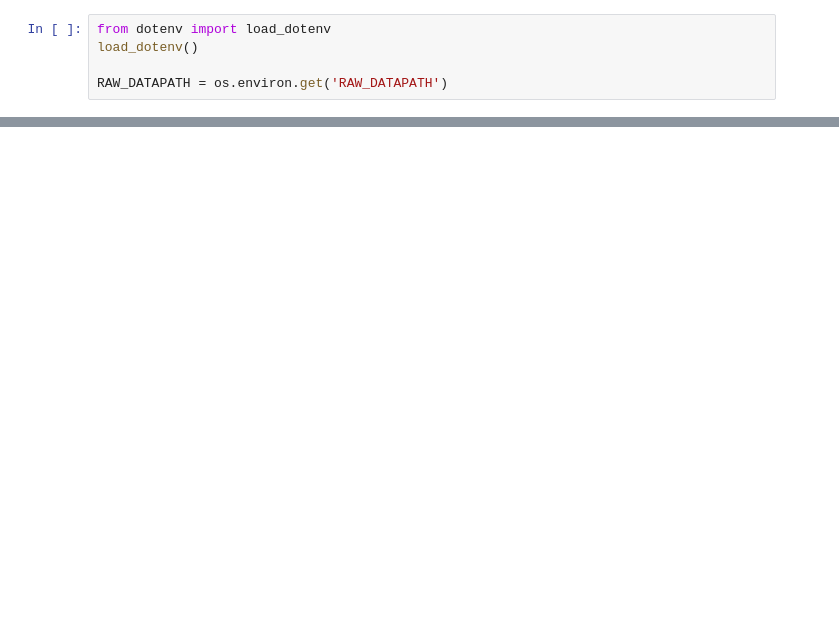
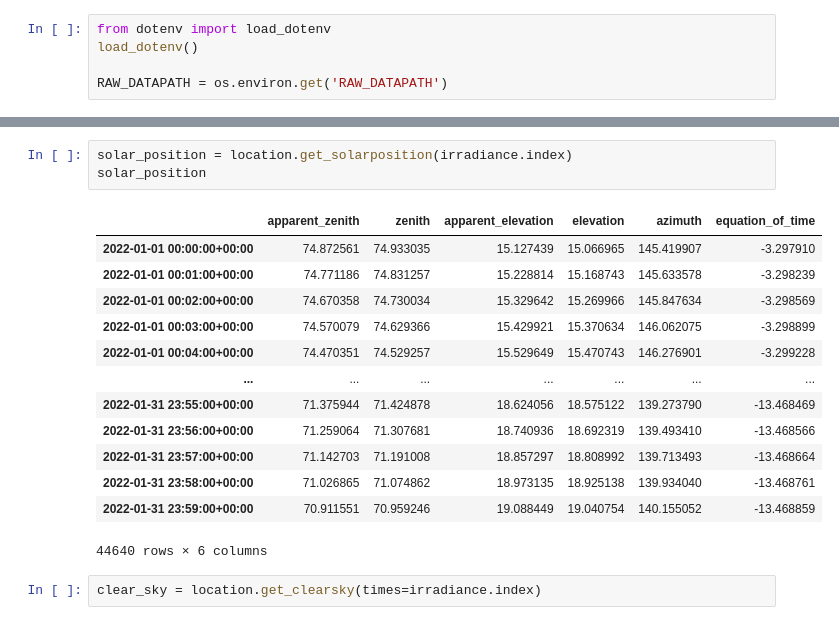
Before and after one commit to OneMogin/model_hofmann, a Jupyter notebook: test.ipynb, the cells around one changed output, grey strips where cells are left out. Saved outputs shown, nothing was run; the diff lists cells and outputs as text; blank space fills up the shorter version.

```diff
--- a/test.ipynb
+++ b/test.ipynb
@@ -22,0 +37,19 @@ df.head()
+# %%
+solar_position = location.get_solarposition(irradiance.index)
+solar_position
+# %% [output]
+|  | apparent_zenith | zenith | apparent_elevation | elevation | azimuth | equation_of_time |
+| 2022-01-01 00:00:00+00:00 | 74.872561 | 74.933035 | 15.127439 | 15.066965 | 145.419907 | -3.297910 |
+| 2022-01-01 00:01:00+00:00 | 74.771186 | 74.831257 | 15.228814 | 15.168743 | 145.633578 | -3.298239 |
+| 2022-01-01 00:02:00+00:00 | 74.670358 | 74.730034 | 15.329642 | 15.269966 | 145.847634 | -3.298569 |
+| 2022-01-01 00:03:00+00:00 | 74.570079 | 74.629366 | 15.429921 | 15.370634 | 146.062075 | -3.298899 |
+| 2022-01-01 00:04:00+00:00 | 74.470351 | 74.529257 | 15.529649 | 15.470743 | 146.276901 | -3.299228 |
+| ... | ... | ... | ... | ... | ... | ... |
+| 2022-01-31 23:55:00+00:00 | 71.375944 | 71.424878 | 18.624056 | 18.575122 | 139.273790 | -13.468469 |
+| 2022-01-31 23:56:00+00:00 | 71.259064 | 71.307681 | 18.740936 | 18.692319 | 139.493410 | -13.468566 |
+| 2022-01-31 23:57:00+00:00 | 71.142703 | 71.191008 | 18.857297 | 18.808992 | 139.713493 | -13.468664 |
+| 2022-01-31 23:58:00+00:00 | 71.026865 | 71.074862 | 18.973135 | 18.925138 | 139.934040 | -13.468761 |
+| 2022-01-31 23:59:00+00:00 | 70.911551 | 70.959246 | 19.088449 | 19.040754 | 140.155052 | -13.468859 |
+44640 rows × 6 columns
+# %%
+clear_sky = location.get_clearsky(times=irradiance.index)
```
Also changed, not shown: parts of 5 cells of this notebook, 3 other files.
